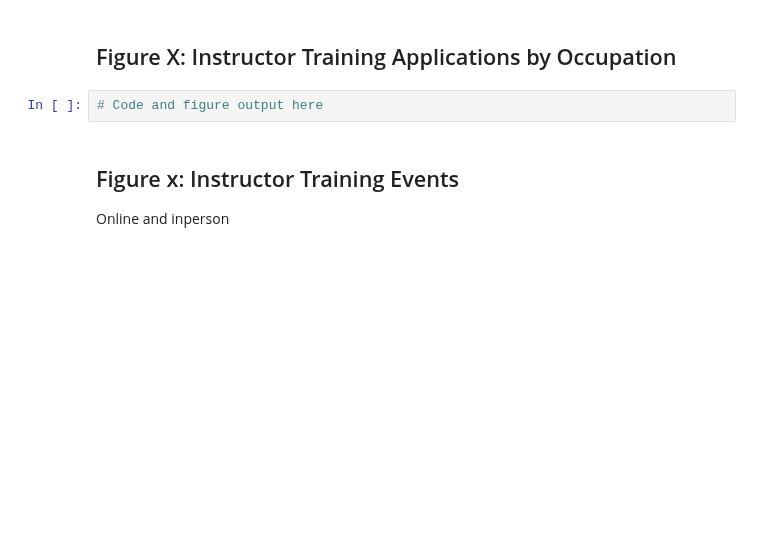
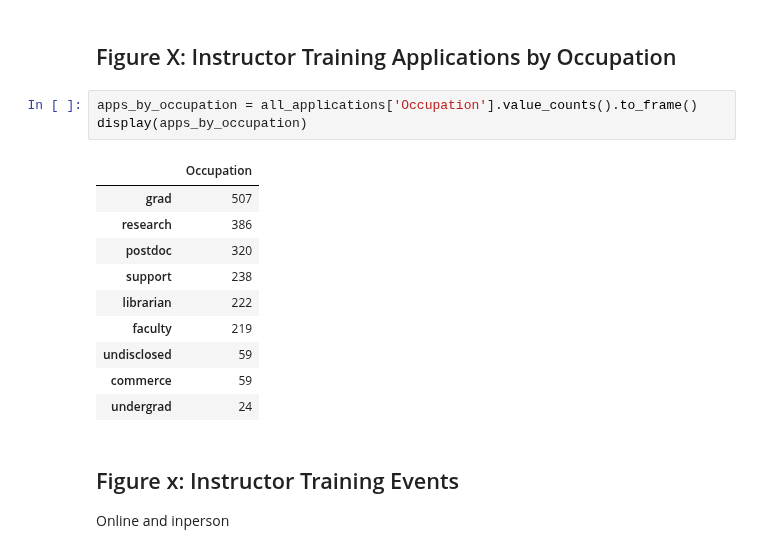
Before and after one commit to carpentries/assessment, a Jupyter notebook: programmatic-assessment/workshops/jupyter_notebooks/programmatic_report_20180930_DRAFT.ipynb, the cells around one changed output. Saved outputs shown, nothing was run; the diff lists cells and outputs as text; blank space fills up the shorter version.

```diff
--- a/programmatic-assessment/workshops/jupyter_notebooks/programmatic_report_20180930_DRAFT.ipynb
+++ b/programmatic-assessment/workshops/jupyter_notebooks/programmatic_report_20180930_DRAFT.ipynb
@@ -631,7 +708,19 @@ This training is based on our constantly revised and updated curriculum (https:/
 # %% [markdown]
 ## Figure X: Instructor Training Applications by Occupation
-# %%
-# Code and figure output here
+# %%
+apps_by_occupation = all_applications['Occupation'].value_counts().to_frame()
+display(apps_by_occupation)
+# %% [output]
+|  | Occupation |
+| grad | 507 |
+| research | 386 |
+| postdoc | 320 |
+| support | 238 |
+| librarian | 222 |
+| faculty | 219 |
+| undisclosed | 59 |
+| commerce | 59 |
+| undergrad | 24 |
 # %% [markdown]
 ## Figure x: Instructor Training Events
 
```
Also changed, not shown: parts of 12 cells of this notebook.
